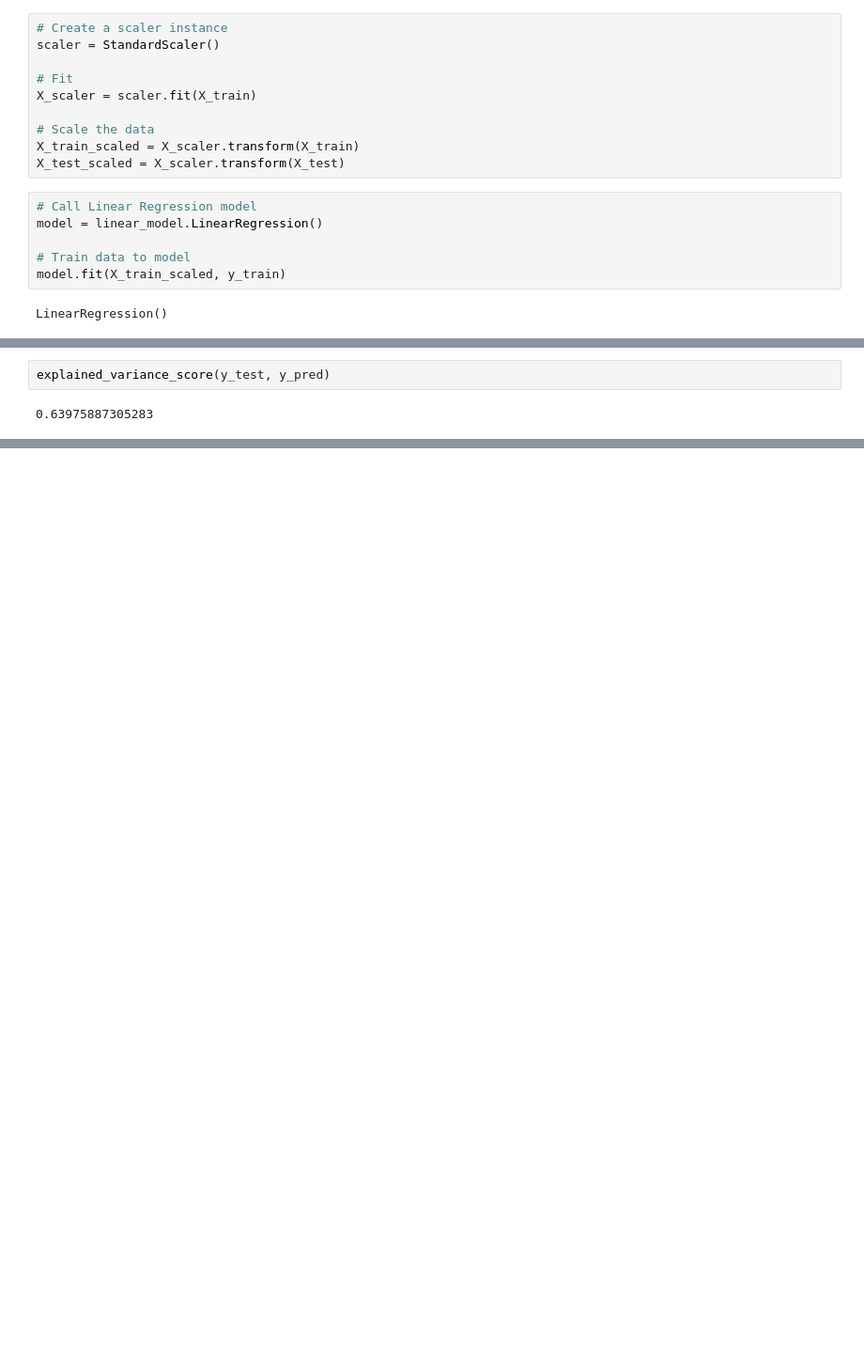
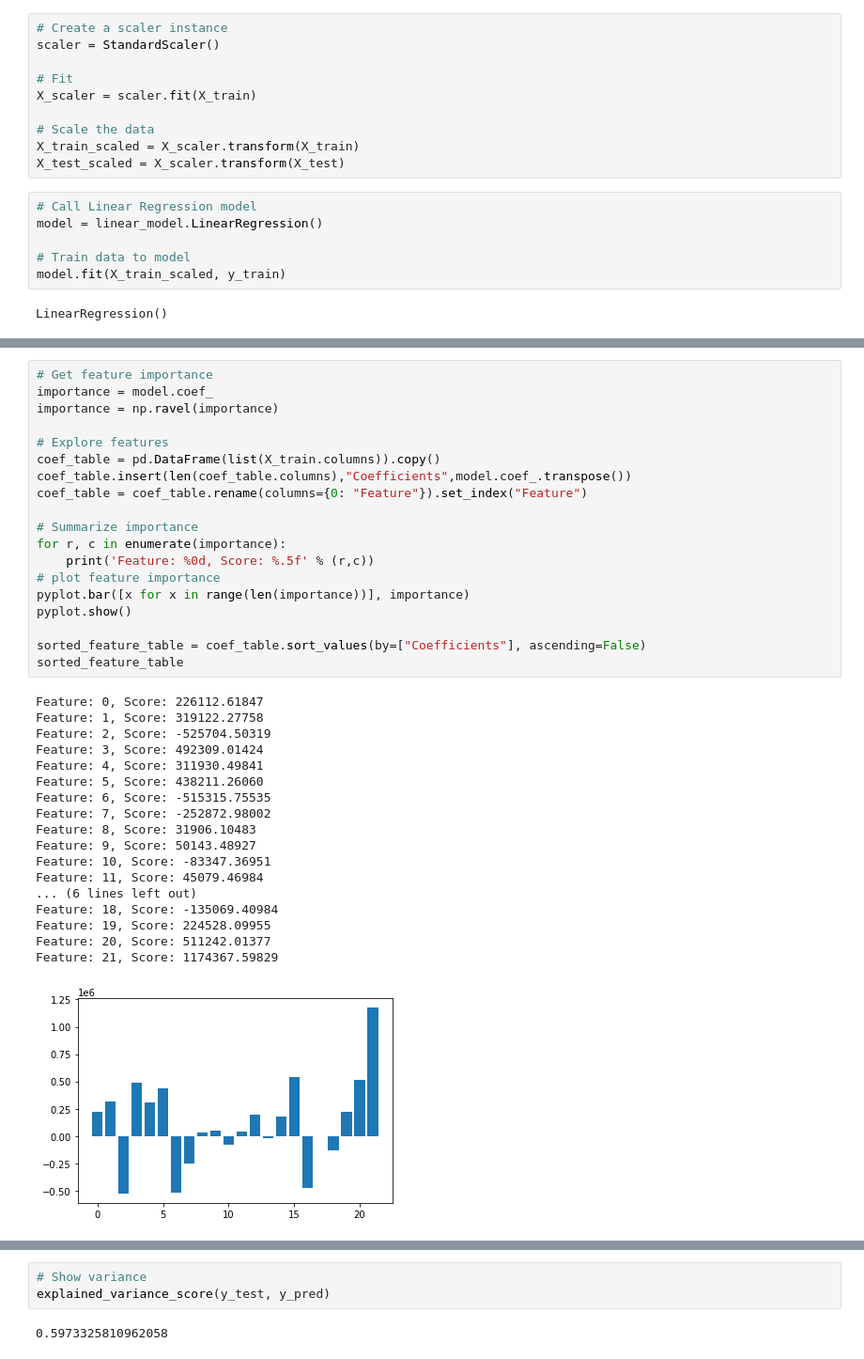
Before and after one commit to joelapsansky/red-team, a Jupyter notebook: supervised_learning.ipynb, the cells around one changed output, grey strips where cells are left out. Shown at 94% size. Drawn from its saved outputs; the diff is of its cells as text; blank space fills up the shorter version.

Commit message:
exploring feature importance

```diff
--- a/supervised_learning.ipynb
+++ b/supervised_learning.ipynb
@@ -159,4 +142,38 @@ array([[ 4423532.13490061],
-# %%
-explained_variance_score(y_test, y_pred)
-# %% [output]
-0.63975887305283
+# %%
+# Get feature importance
+importance = model.coef_
+importance = np.ravel(importance)
+
+# Explore features
+coef_table = pd.DataFrame(list(X_train.columns)).copy()
+coef_table.insert(len(coef_table.columns),"Coefficients",model.coef_.transpose())
+coef_table = coef_table.rename(columns={0: "Feature"}).set_index("Feature")
+
+# Summarize importance
+for r, c in enumerate(importance):
+    print('Feature: %0d, Score: %.5f' % (r,c))
+# plot feature importance
+pyplot.bar([x for x in range(len(importance))], importance)
+pyplot.show()
+
+sorted_feature_table = coef_table.sort_values(by=["Coefficients"], ascending=False)
+sorted_feature_table
+# %% [output]
+Feature: 0, Score: 226112.61847
+Feature: 1, Score: 319122.27758
+Feature: 2, Score: -525704.50319
+Feature: 3, Score: 492309.01424
+Feature: 4, Score: 311930.49841
+Feature: 5, Score: 438211.26060
+Feature: 6, Score: -515315.75535
+Feature: 7, Score: -252872.98002
+Feature: 8, Score: 31906.10483
+Feature: 9, Score: 50143.48927
+Feature: 10, Score: -83347.36951
+Feature: 11, Score: 45079.46984
+... (6 lines left out)
+Feature: 18, Score: -135069.40984
+Feature: 19, Score: 224528.09955
+Feature: 20, Score: 511242.01377
+Feature: 21, Score: 1174367.59829
+[figure, added]
@@ -163 +198,6 @@ explained_variance_score(y_test, y_pred)
+# %%
+# Show variance
+explained_variance_score(y_test, y_pred)
+# %% [output]
+0.5973325810962058
 # %%
```
Also changed, not shown: parts of 5 cells of this notebook.
